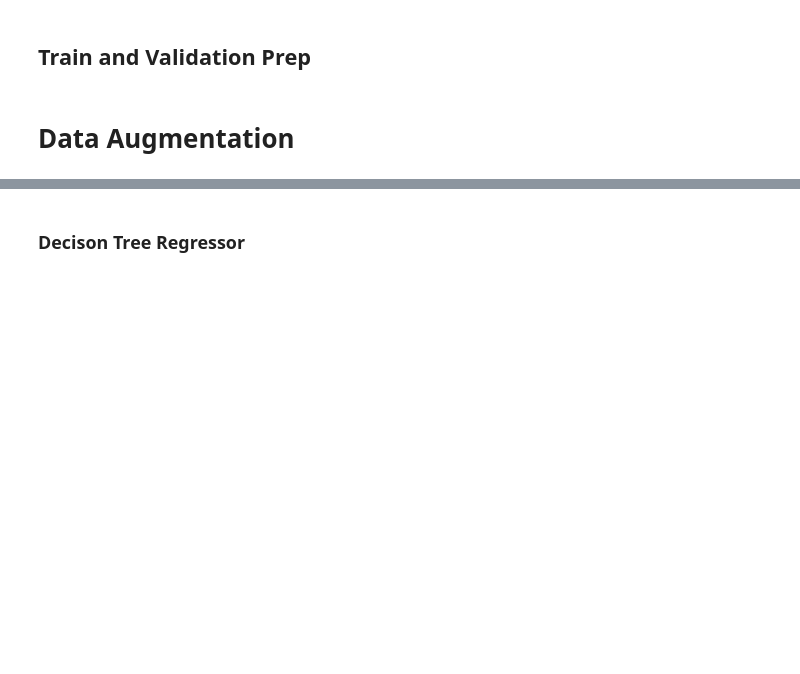
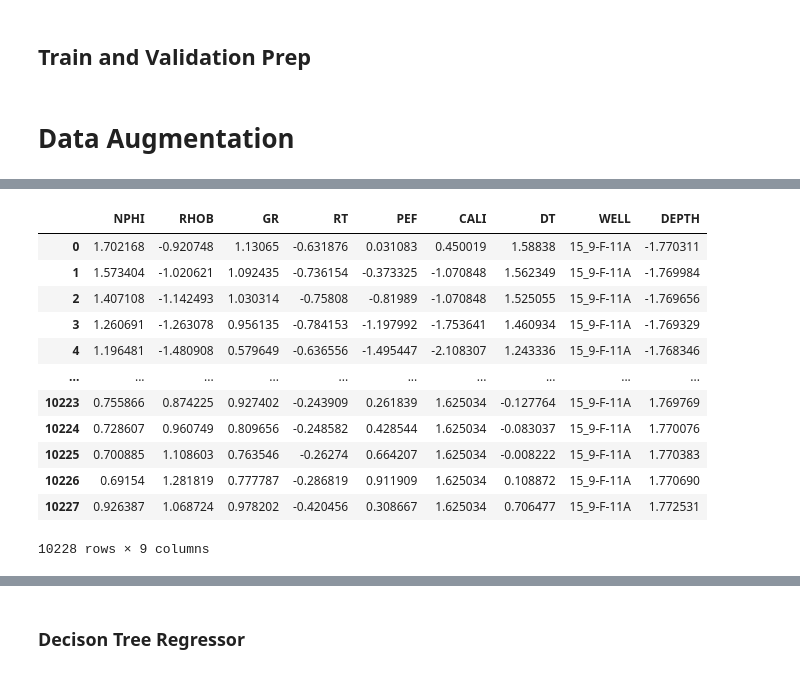
Before and after one commit to OrionXV/-Volve-Well-Log-Prediction, a Jupyter notebook: notebooks/GANaugment.ipynb, the cells around one changed output, grey strips where cells are left out. Cells and saved outputs as stored; diff of their text form; code cells hidden in the pictures; blank space fills up the shorter version.

```diff
--- a/notebooks/GANaugment.ipynb
+++ b/notebooks/GANaugment.ipynb
@@ -280,7 +340,28 @@ df_gen4 = train_gen[train_gen['WELL'] == '15_9-F-1B'].copy()
 # %%
-df_gen1['DEPTH'] = scaler.fit_transform(df_gen1['DEPTH'])
-df_gen3['DEPTH'] = scaler.fit_transform(df_gen3['DEPTH'])
-df_gen4['DEPTH'] = scaler.fit_transform(df_gen4['DEPTH'])
+# Fit and transform the 'DEPTH' column for df_gen1
+df_gen1['DEPTH'] = scaler.fit_transform(df_gen1[['DEPTH']])
+
+# Fit and transform the 'DEPTH' column for df_gen3
+df_gen3['DEPTH'] = scaler.fit_transform(df_gen3[['DEPTH']])
+
+# Fit and transform the 'DEPTH' column for df_gen4
+df_gen4['DEPTH'] = scaler.fit_transform(df_gen4[['DEPTH']])
+# %%
+df_gen1
+# %% [output]
+|  | NPHI | RHOB | GR | RT | PEF | CALI | DT | WELL | DEPTH |
+| 0 | 1.702168 | -0.920748 | 1.13065 | -0.631876 | 0.031083 | 0.450019 | 1.58838 | 15_9-F-11A | -1.770311 |
+| 1 | 1.573404 | -1.020621 | 1.092435 | -0.736154 | -0.373325 | -1.070848 | 1.562349 | 15_9-F-11A | -1.769984 |
+| 2 | 1.407108 | -1.142493 | 1.030314 | -0.75808 | -0.81989 | -1.070848 | 1.525055 | 15_9-F-11A | -1.769656 |
+| 3 | 1.260691 | -1.263078 | 0.956135 | -0.784153 | -1.197992 | -1.753641 | 1.460934 | 15_9-F-11A | -1.769329 |
+| 4 | 1.196481 | -1.480908 | 0.579649 | -0.636556 | -1.495447 | -2.108307 | 1.243336 | 15_9-F-11A | -1.768346 |
+| ... | ... | ... | ... | ... | ... | ... | ... | ... | ... |
+| 10223 | 0.755866 | 0.874225 | 0.927402 | -0.243909 | 0.261839 | 1.625034 | -0.127764 | 15_9-F-11A | 1.769769 |
+| 10224 | 0.728607 | 0.960749 | 0.809656 | -0.248582 | 0.428544 | 1.625034 | -0.083037 | 15_9-F-11A | 1.770076 |
+| 10225 | 0.700885 | 1.108603 | 0.763546 | -0.26274 | 0.664207 | 1.625034 | -0.008222 | 15_9-F-11A | 1.770383 |
+| 10226 | 0.69154 | 1.281819 | 0.777787 | -0.286819 | 0.911909 | 1.625034 | 0.108872 | 15_9-F-11A | 1.770690 |
+| 10227 | 0.926387 | 1.068724 | 0.978202 | -0.420456 | 0.308667 | 1.625034 | 0.706477 | 15_9-F-11A | 1.772531 |
+10228 rows × 9 columns
 # %%
 # Define the GAN model architecture
 def build_generator(latent_dim, num_features):
```
Also changed, not shown: parts of 45 cells of this notebook.
